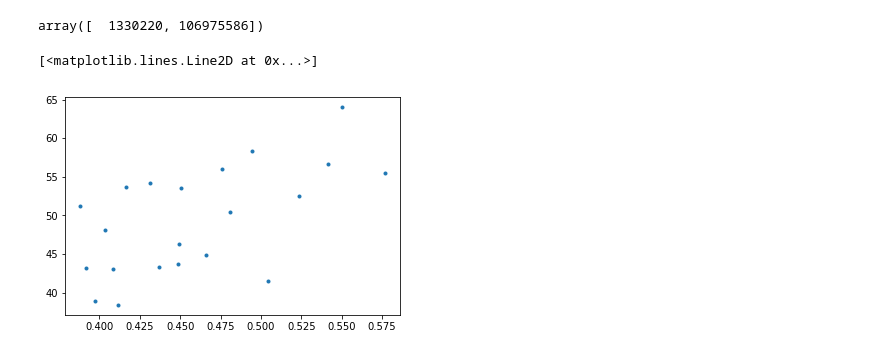
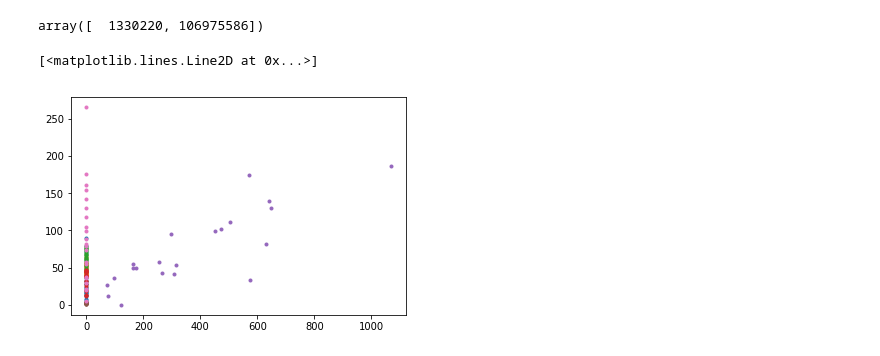
Before and after one commit to DataScienceForGood/TaxationInequality, a Jupyter notebook: planning/Meetup_2018.08.16/Mapping 2015 taxation data tutorial.ipynb, the cells around one changed output. Saved outputs shown, nothing was run; the diff lists cells and outputs as text; code cells hidden in the pictures.

```diff
--- a/planning/Meetup_2018.08.16/Mapping 2015 taxation data tutorial.ipynb
+++ b/planning/Meetup_2018.08.16/Mapping 2015 taxation data tutorial.ipynb
@@ -531,6 +536,44 @@ vfPopPerHectare = load_sort_dataset('PopPerHectare', 'PopPerHect')
-# %%
-# plt.axis((0, 1, 0, 100))
-plt.plot(vfGini_Income, vfPropWomenAtWork, '.')
-# %% [output]
-[<matplotlib.lines.Line2D at 0x...>]
-[figure, removed]
+# %%
+# plt.axis((0, 1, 0, 100))
+plt.plot(vfGini_Income, vfPropGreenArea, '.')
+plt.plot(vfGini_Income, vfPropWomenAtWork, '.')
+plt.plot(vfGini_Income, vfPropSwiss, '.')
+plt.plot(vfGini_Income, vfPropApartments, '.')
+plt.plot(vfTotalIncome, vnNumRobberies, '.')
+plt.plot(vfGini_Income, vfNumDogsPer100, '.')
+plt.plot(vfGini_Income, vfPopPerHectare, '.')
+
+# print(np.corrcoef(vfGini_Income, vfPropGreenArea)[0][1],
+#     np.corrcoef(vfGini_Income, vfPropWomenAtWork)[0][1],
+#     np.corrcoef(vfGini_Income, vfPropSwiss)[0][1],
+#     np.corrcoef(vfGini_Income, vfPropApartments)[0][1],
+#     np.corrcoef(vfGini_Income, vnNumRobberies)[0][1],
+#     np.corrcoef(vfGini_Income, vfNumDogsPer100)[0][1],
+#     np.corrcoef(vfGini_Income, vfPopPerHectare)[0][1])
+
+# print(np.corrcoef(vfTotalIncome, vfPropGreenArea)[0][1],
+#     np.corrcoef(vfTotalIncome, vfPropWomenAtWork)[0][1],
+#     np.corrcoef(vfTotalIncome, vfPropSwiss)[0][1],
+#     np.corrcoef(vfTotalIncome, vfPropApartments)[0][1],
+#     np.corrcoef(vfTotalIncome, vnNumRobberies)[0][1],
+#     np.corrcoef(vfTotalIncome, vfNumDogsPer100)[0][1],
+#     np.corrcoef(vfTotalIncome, vfPopPerHectare)[0][1])
+
+# print(np.corrcoef(vfPropWomenAtWork, vfPropGreenArea)[0][1],
+#     np.corrcoef(vfPropWomenAtWork, vfPropWomenAtWork)[0][1],
+#     np.corrcoef(vfPropWomenAtWork, vfPropSwiss)[0][1],
+#     np.corrcoef(vfPropWomenAtWork, vfPropApartments)[0][1],
+#     np.corrcoef(vfPropWomenAtWork, vnNumRobberies)[0][1],
+#     np.corrcoef(vfPropWomenAtWork, vfNumDogsPer100)[0][1],
+#     np.corrcoef(vfPropWomenAtWork, vfPopPerHectare)[0][1])
+
+# print(np.corrcoef(vfPropWomenAtWork, vfPropGreenArea)[0][1],
+#     np.corrcoef(vfPropWomenAtWork, vfPropWomenAtWork)[0][1],
+#     np.corrcoef(vfPropWomenAtWork, vfPropSwiss)[0][1],
+#     np.corrcoef(vfPropWomenAtWork, vfPropApartments)[0][1],
+#     np.corrcoef(vfPropWomenAtWork, vnNumRobberies)[0][1],
+#     np.corrcoef(vfPropWomenAtWork, vfNumDogsPer100)[0][1],
+#     np.corrcoef(vfPropWomenAtWork, vfPopPerHectare)[0][1])
+# %% [output]
+[<matplotlib.lines.Line2D at 0x...>]
+[figure, added]
```
Also changed, not shown: parts of 6 cells of this notebook, 1 other file.
